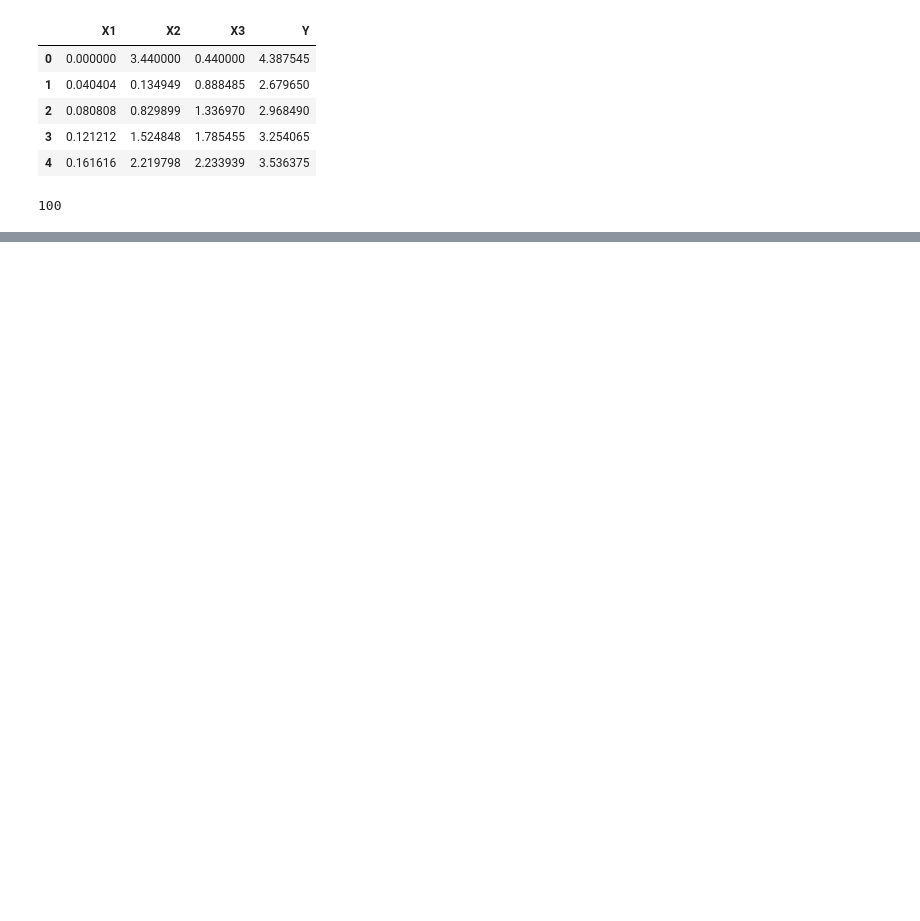
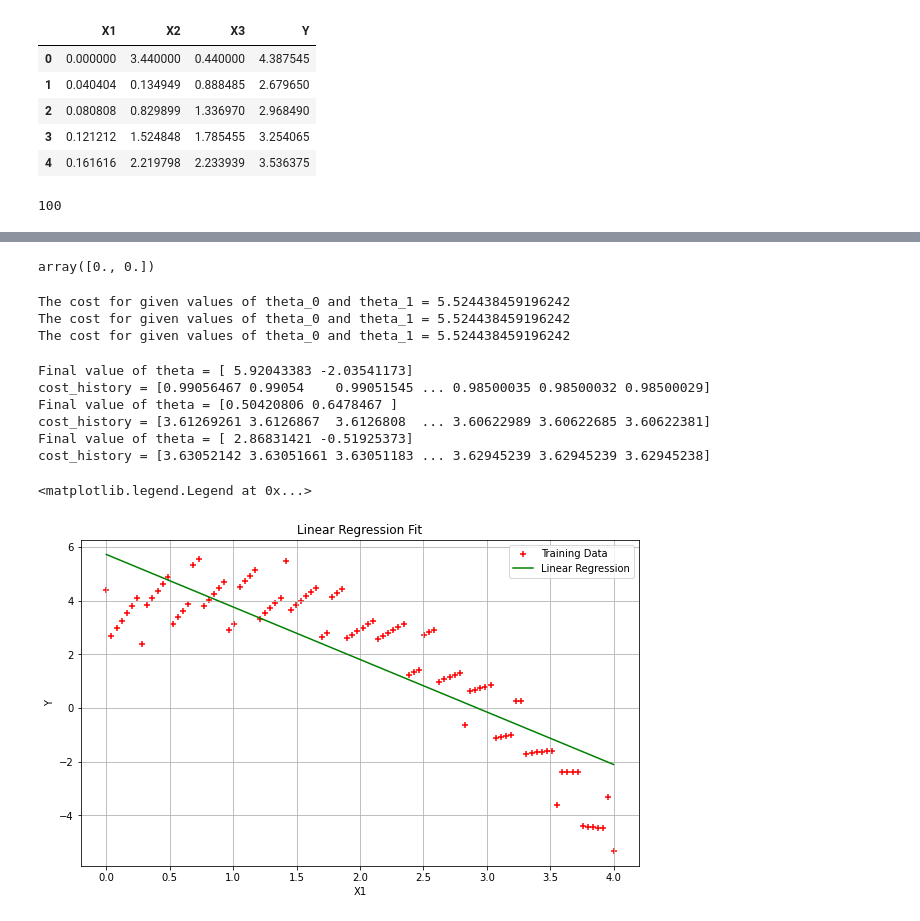
Before and after one commit to NaraPvP/IntroToML, a Jupyter notebook: HW0/HW0_LinearRegression.ipynb, the cells around one changed output, grey strips where cells are left out. Drawn from its saved outputs; the diff is of its cells as text; code cells hidden in the pictures; blank space fills up the shorter version.

```diff
--- a/HW0/HW0_LinearRegression.ipynb
+++ b/HW0/HW0_LinearRegression.ipynb
@@ -31,0 +78,8 @@ print('y = ', y[: 5])
+# %%
+#Combine X0 and X1 into one array
+X_1st = np.hstack((X_0, X1_1))
+print('X_1st:\n',X_1st[:5])
+X_2nd = np.hstack((X_0, X2_1))
+print('X_2nd:\n',X_2nd[:5])
+X_3rd = np.hstack((X_0, X3_1))
+print('X_3rd:\n',X_3rd[:5])
@@ -31,0 +105,6 @@ print('y = ', y[: 5])
+# %%
+#Parameters (intially are equal to zero)
+theta = np.zeros(2)
+theta
+# %% [output]
+array([0., 0.])
@@ -31,0 +131,12 @@ print('y = ', y[: 5])
+# %%
+# Lets compute the cost for theta values
+costX1 = compute_cost(X_1st, y, theta)
+print('The cost for given values of theta_0 and theta_1 =', costX1)
+costX2 = compute_cost(X_2nd, y, theta)
+print('The cost for given values of theta_0 and theta_1 =', costX2)
+costX3 = compute_cost(X_3rd, y, theta)
+print('The cost for given values of theta_0 and theta_1 =', costX3)
+# %% [output]
+The cost for given values of theta_0 and theta_1 = 5.524438459196242
+The cost for given values of theta_0 and theta_1 = 5.524438459196242
+The cost for given values of theta_0 and theta_1 = 5.524438459196242
@@ -31,0 +169,40 @@ print('y = ', y[: 5])
+# %%
+thetaX1 = [0., 0.]
+thetaX2 = [0., 0.]
+thetaX3 = [0., 0.]
+iterations = 1500;
+alpha1 = 0.01;
+alpha2 = 0.001;
+alpha3 = 0.01
+# %%
+thetaX1, costX1_history = gradient_descent(X_1st, y, thetaX1, alpha1, iterations)
+print('Final value of theta =', thetaX1)
+print('cost_history =', costX1_history)
+
+thetaX2, costX2_history = gradient_descent(X_2nd, y, thetaX2, alpha2, iterations)
+print('Final value of theta =', thetaX2)
+print('cost_history =', costX2_history)
+
+thetaX3, costX3_history = gradient_descent(X_3rd, y, thetaX3, alpha3, iterations)
+print('Final value of theta =', thetaX3)
+print('cost_history =', costX3_history)
+# %% [output]
+Final value of theta = [ 5.92043383 -2.03541173]
+cost_history = [0.99056467 0.99054    0.99051545 ... 0.98500035 0.98500032 0.98500029]
+Final value of theta = [0.50420806 0.6478467 ]
+cost_history = [3.61269261 3.6126867  3.6126808  ... 3.60622989 3.60622685 3.60622381]
+Final value of theta = [ 2.86831421 -0.51925373]
+cost_history = [3.63052142 3.63051661 3.63051183 ... 3.62945239 3.62945239 3.62945238]
+# %%
+# Since X is list of list (feature matrix) lets take values of column of index 1 only
+plt.scatter(X_1st[:,1], y, color='red', marker= '+', label= 'Training Data')
+plt.plot(X_1st[:,1],X_1st.dot(thetaX1), color='green', label='Linear Regression')
+plt.rcParams["figure.figsize"] = (10,6)
+plt.grid()
+plt.xlabel('X1')
+plt.ylabel('Y')
+plt.title('Linear Regression Fit')
+plt.legend()
+# %% [output]
+<matplotlib.legend.Legend at 0x...>
+[figure, added]
```
Also changed, not shown: parts of 13 cells of this notebook.
